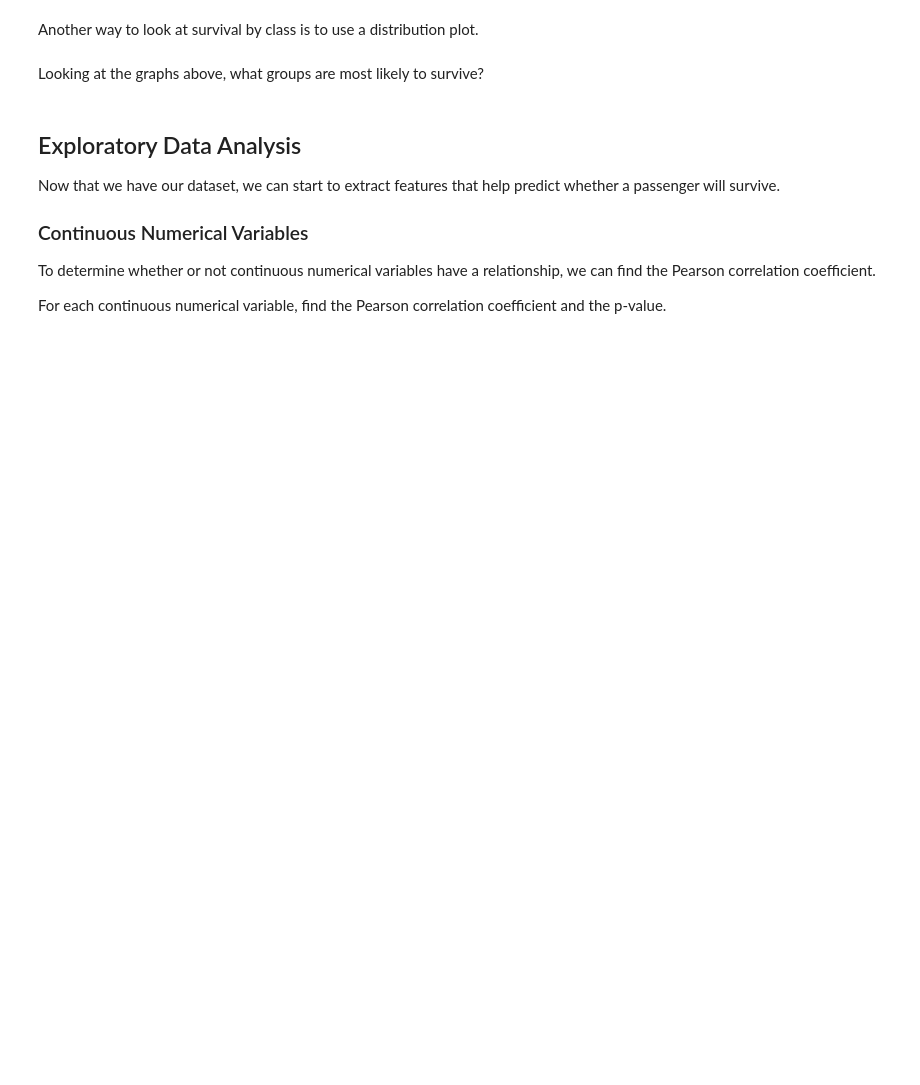
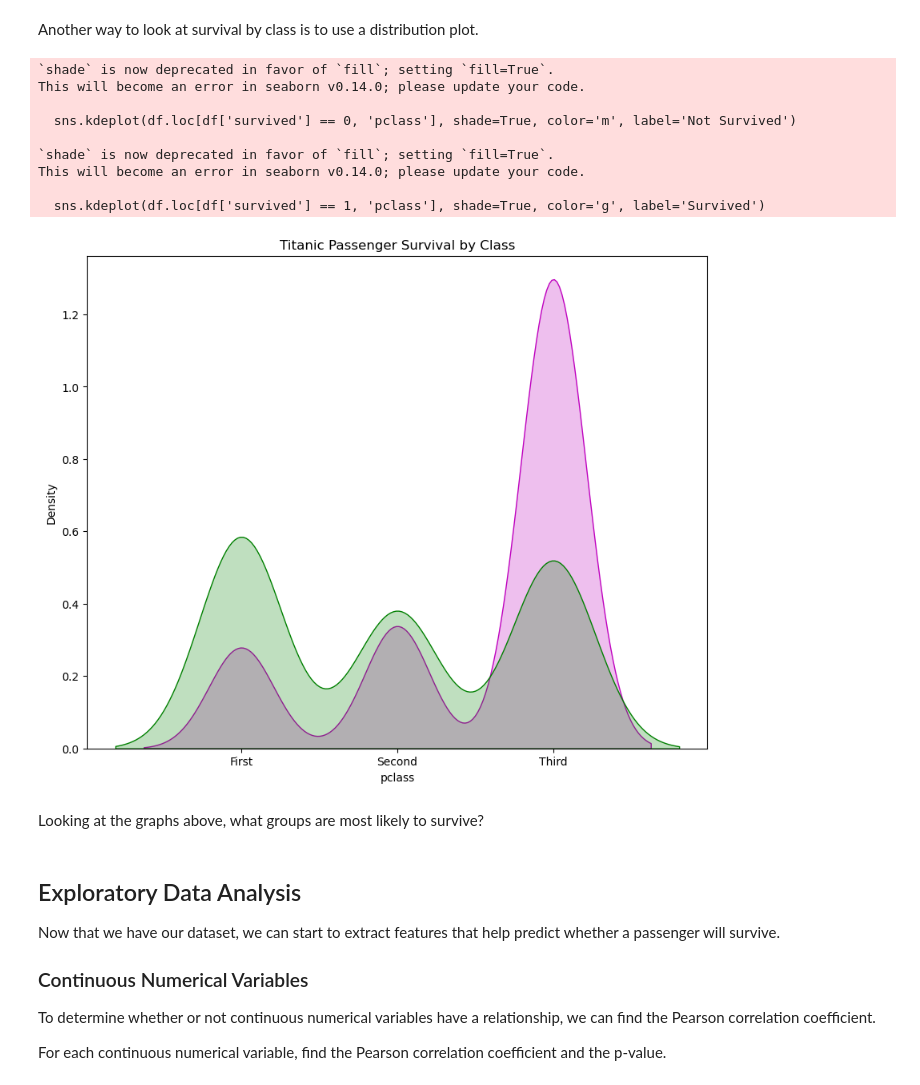
Before and after one commit to EPIC-Campus-LPS/titanic-classification-model-coledobmeier, a Jupyter notebook: FAI_Titanic.ipynb, the cells around one changed output. Drawn from its saved outputs; the diff is of its cells as text; code cells hidden in the pictures; blank space fills up the shorter version.

```diff
--- a/FAI_Titanic.ipynb
+++ b/FAI_Titanic.ipynb
@@ -211,22 +221,33 @@ Create a plot of survival by passenger class.
 # %% [markdown]
 Another way to look at survival by class is to use a distribution plot.
 # %%
-# # Create the plot
-# fig, ax = plt.subplots(figsize=(10, 8))
+# Create the plot
+fig, ax = plt.subplots(figsize=(10, 8))
 
-# # Plot KDE plot for not survived passengers
-# sns.kdeplot(df.loc[df['survived'] == 0, 'pclass'], shade=True, color='m', label='Not Survived')
+# Plot KDE plot for not survived passengers
+sns.kdeplot(df.loc[df['survived'] == 0, 'pclass'], shade=True, color='m', label='Not Survived')
 
-# # Plot KDE plot for survived passengers
-# sns.kdeplot(df.loc[df['survived'] == 1, 'pclass'], shade=True, color='g', label='Survived')
+# Plot KDE plot for survived passengers
+sns.kdeplot(df.loc[df['survived'] == 1, 'pclass'], shade=True, color='g', label='Survived')
 
-# # Set labels for the x-axis
-# labels = ['First', 'Second', 'Third']
-# ax.set_xticks(sorted(df['pclass'].unique()))
-# ax.set_xticklabels(labels)
+# Set labels for the x-axis
+labels = ['First', 'Second', 'Third']
+ax.set_xticks(sorted(df['pclass'].unique()))
+ax.set_xticklabels(labels)
 
-# plt.title("Titanic Passenger Survival by Class")
-# plt.show()
+plt.title("Titanic Passenger Survival by Class")
+plt.show()
+# %% [output]
+`shade` is now deprecated in favor of `fill`; setting `fill=True`.
+This will become an error in seaborn v0.14.0; please update your code.
+
+  sns.kdeplot(df.loc[df['survived'] == 0, 'pclass'], shade=True, color='m', label='Not Survived')
+
+`shade` is now deprecated in favor of `fill`; setting `fill=True`.
+This will become an error in seaborn v0.14.0; please update your code.
+
+  sns.kdeplot(df.loc[df['survived'] == 1, 'pclass'], shade=True, color='g', label='Survived')
+[figure, added]
 # %% [markdown]
 Looking at the graphs above, what groups are most likely to survive?
 # %% [markdown]
```
Also changed, not shown: parts of 5 cells of this notebook.
